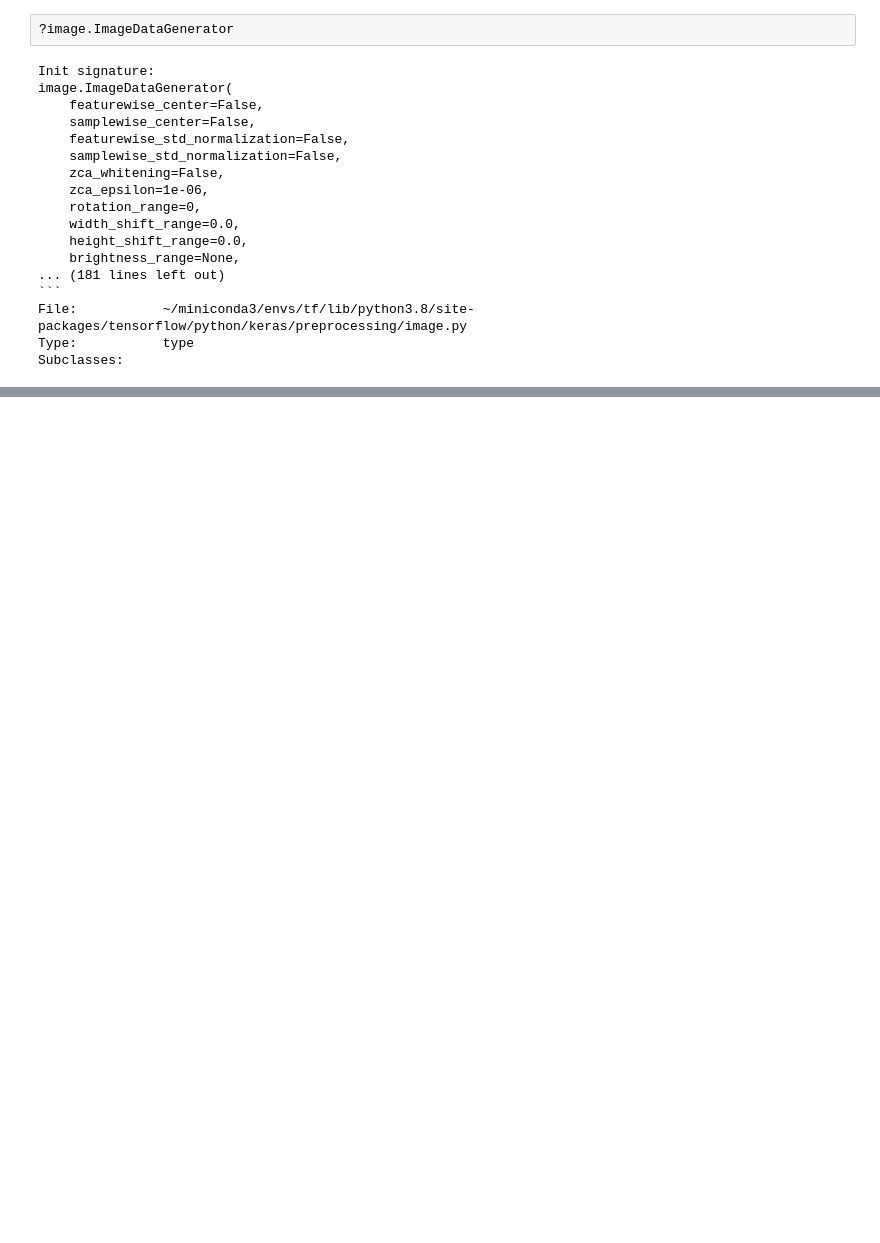
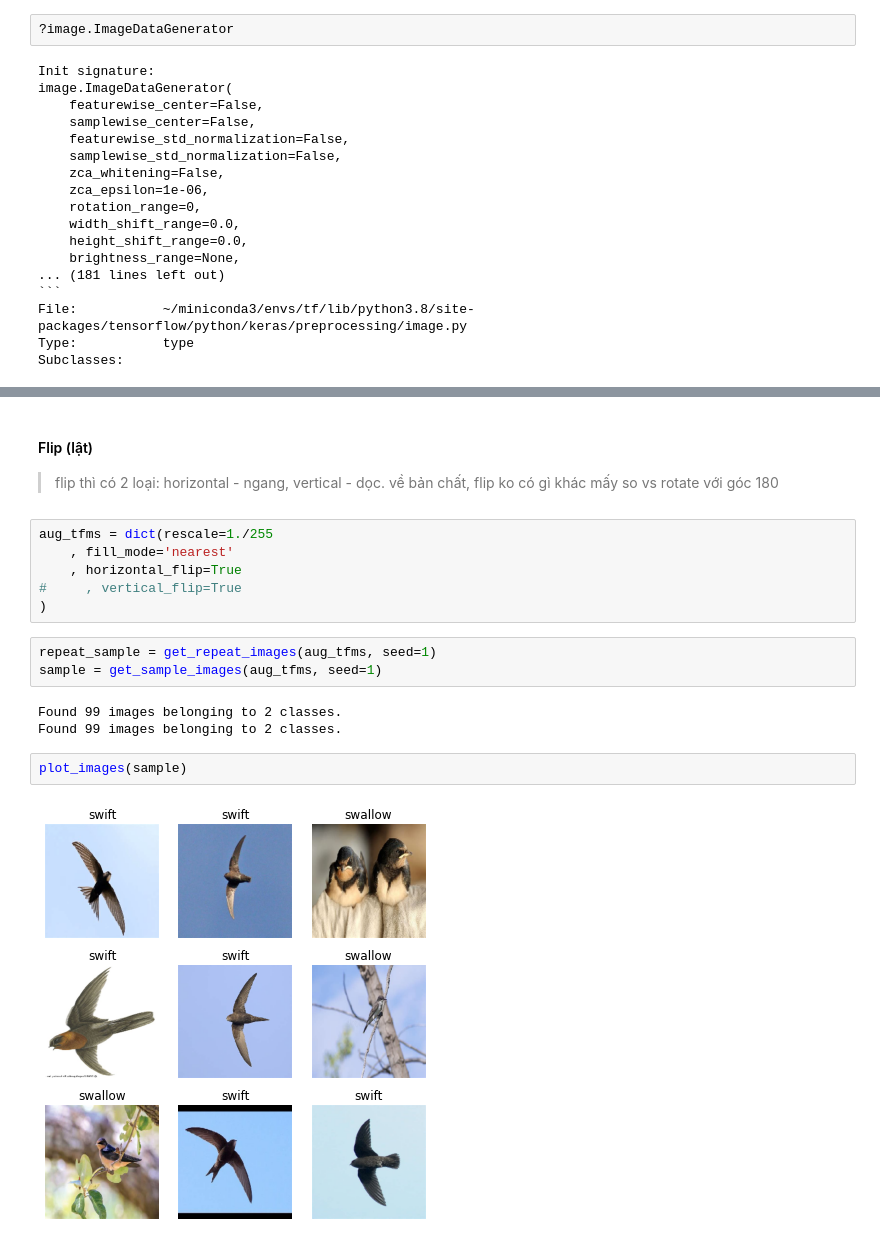
Before and after one commit to ddpham/TFExam, a Jupyter notebook: nbs/image/image_dataset_advanced.ipynb, the cells around one changed output, grey strips where cells are left out. Cells and saved outputs as stored; diff of their text form; blank space fills up the shorter version.

```diff
--- a/nbs/image/image_dataset_advanced.ipynb
+++ b/nbs/image/image_dataset_advanced.ipynb
@@ -239,0 +572,20 @@ NameError: name 'train_ds' is not defined
+# %% [markdown]
+#### Flip (lật)
+> flip thì có 2 loại: horizontal - ngang, vertical - dọc.
+> về bản chất, flip ko có gì khác mấy so vs rotate với góc 180
+# %%
+aug_tfms = dict(rescale=1./255
+    , fill_mode='nearest'
+    , horizontal_flip=True
+#     , vertical_flip=True
+)
+# %%
+repeat_sample = get_repeat_images(aug_tfms, seed=1)
+sample = get_sample_images(aug_tfms, seed=1)
+# %% [output]
+Found 99 images belonging to 2 classes.
+Found 99 images belonging to 2 classes.
+# %%
+plot_images(sample)
+# %% [output]
+[figure, added]
```
Also changed, not shown: parts of 120 cells of this notebook.
